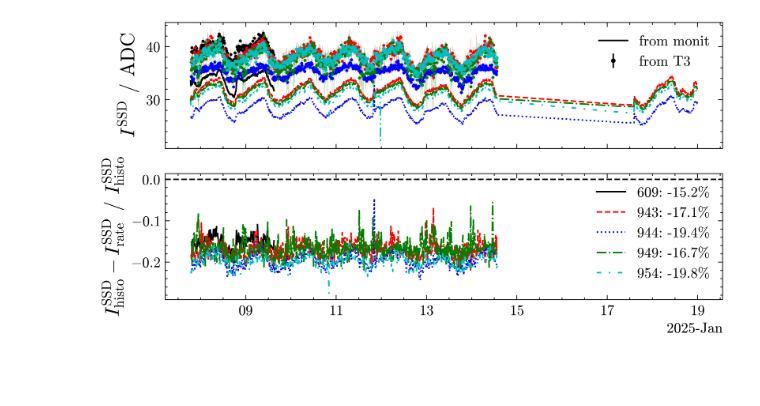
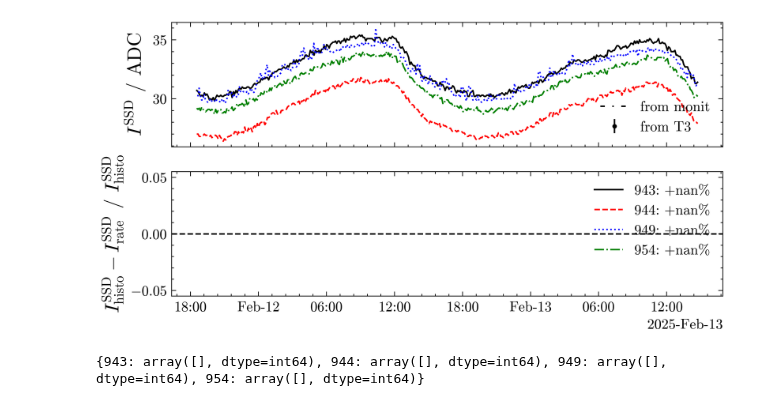
Before and after one commit to Quizznor/phd-thesis, a Jupyter notebook: Projects/Escritorio/read_packs.ipynb, the cells around one changed output. Drawn from its saved outputs; the diff is of its cells as text; code cells hidden in the pictures; blank space fills up the shorter version.

```diff
--- a/Projects/Escritorio/read_packs.ipynb
+++ b/Projects/Escritorio/read_packs.ipynb
@@ -52,18 +54,20 @@ PROBLEM_STOP = datetime.strptime("Fri Jan 17 09:22:46 2025", "%a %b %d %H:%M:%S
 # Fri Jan 17 09:22:46 2025        # end of problems
 # %%
 
-CORR_FACTOR = 1.21875
+CORR_FACTOR = 1 #1.21875
+PROBLEM_START = 0
+PROBLEM_STOP = np.inf
 
 to_dt = lambda ts: [datetime.fromtimestamp(t) for t in ts]
 
-monit = Monit(2025, 1, range(7, 19))
+monit = Monit(2025, 2, range(11,14))
 
 # offline calib
 histos = np.loadtxt('peak.txt')
 histos = np.split(histos, len(histos)//4)
 
 peak_times = {
-        609: [],
+        # 609: [],
         943: [],
         944: [],
         949: [],
@@ -71,7 +75,7 @@ peak_times = {
         }
 
 peak_values = {
-        609: [],
+        # 609: [],
         943: [],
         944: [],
         949: [],
@@ -93,8 +97,8 @@ for i, histo in enumerate(histos):
         peak_charge = PeakHisto()
         # print('pong!')
 
+        peak_values[station_id].append(peak_charge['peak'][-1])
         peak_times[station_id].append(timestamp)
-        peak_values[station_id].append(peak_charge['peak'][-1])
 
         #fig = PeakHisto.plot()
         #fig.savefig(f"success/{station_id}_{timestamp}.png")
@@ -113,17 +117,17 @@ colors = iter(plt.rcParams['axes.prop_cycle'].by_key()['color'])
 
 diffs = {}
 # online calib
-for _id in [609, 943, 944, 949, 954]:
+for _id in [943, 944, 949, 954]:
 
     c = next(colors)
 
     time = monit('fTime', _id)
-    peak = monit('fPeak[4]', _id)
+    peak = monit('fPeak', _id)
     peak = peak[:, -1] / CORR_FACTOR
 
-    monit_time_mask = np.array([PROBLEM_START <= t <= PROBLEM_STOP for t in time])
-    time = time[~monit_time_mask]
-    peak = peak[~monit_time_mask]
+    # monit_time_mask = np.array([PROBLEM_START <= t <= PROBLEM_STOP for t in time])
+    # time = time[~monit_time_mask]
+    # peak = peak[~monit_time_mask]
 
     histo_time_mask = np.array([PROBLEM_START <= t <= PROBLEM_STOP for t in peak_times[_id]])
     nan_mask = ~np.isnan([x.n for x in peak_values[_id]])
@@ -147,9 +151,9 @@ for _id in [609, 943, 944, 949, 954]:
     #          marker='none')
     ax2.plot(to_dt(time[min_index]), diff, label=f"{_id}: {np.nanmean(diff)*100:+.1f}%", marker='none', c=c)
 
-    if _id == 609: continue
+    # if _id == 609 or _id == 943: continue
 
-    diffs[_id] = diff
+    # diffs[_id] = diff
 
 ax1.errorbar([], [], [], fmt='ko', label='from T3')
 ax1.plot([], [], c='k', label='from monit', marker='none')
@@ -188,4 +186,8 @@ SSD SdHisto fit failed: large fit error for SSD: 74%
-[figure, old version]
+[figure, new version]
+# %%
+print(peak_times)
+# %% [output]
+{943: array([], dtype=int64), 944: array([], dtype=int64), 949: array([], dtype=int64), 954: array([], dtype=int64)}
 # %%
 df = pd.DataFrame({'t': time})
 
```
Also changed, not shown: parts of 5 cells of this notebook, 8 other files.
